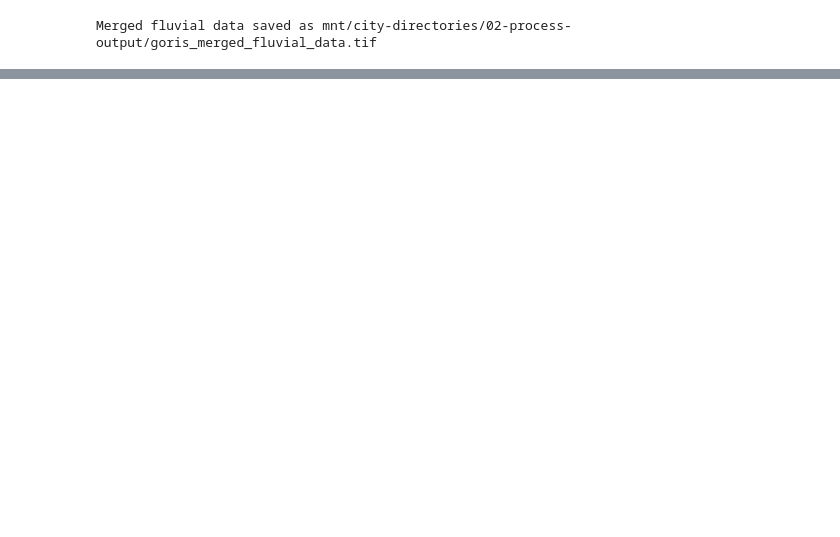
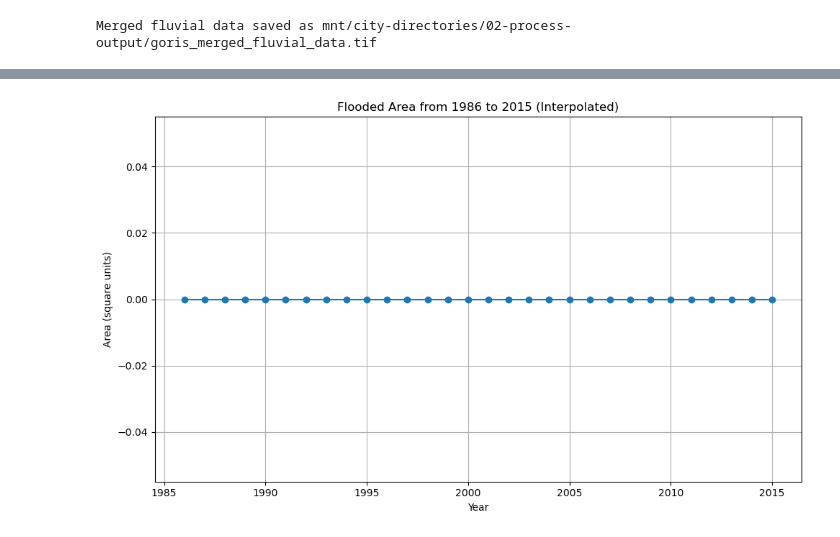
Before and after one commit to rosemaryturtle/city-scan-automation, a Jupyter notebook: toolbox.ipynb, the cells around one changed output, grey strips where cells are left out. Saved outputs shown, nothing was run; the diff lists cells and outputs as text; code cells hidden in the pictures; blank space fills up the shorter version.

```diff
--- a/toolbox.ipynb
+++ b/toolbox.ipynb
@@ -360,0 +464,98 @@ WSF_Fluvial_Area saved to mnt/city-directories/02-process-output/goris_fu_wsf_ar
+# %%
+#Fluvial and WSF
+
+def get_fu_wsf():
+    if menu.get('flood') and menu.get('wsf'):
+        fu_path = os.path.join(output_folder, f"{city}_fluvial_2020_lt1_utm.tif")  # Update the file path for fluvial data
+        wsf_path = os.path.join(output_folder, f"{city}_wsf_utm.tiff")
+
+        # Reproject features to UTM
+        features_utm = features.to_crs('EPSG:32638')
+
+        with rasterio.open(fu_path) as src_fluvial:  # Open the fluvial data
+            fluvial_data, fluvial_transform = mask(src_fluvial, features_utm.geometry, crop=True)
+            fluvial_data = fluvial_data[0]
+            fluvial_affine = fluvial_transform
+            fluvial_resolution = abs(fluvial_transform[0] * fluvial_transform[4])
+
+        with rasterio.open(wsf_path) as src_wsf:
+            wsf_data, wsf_transform = mask(src_wsf, features_utm.geometry, crop=True)
+            wsf_data = wsf_data[0]
+            wsf_affine = wsf_transform
+
+        # Ensure both arrays have the same shape
+        min_height = min(fluvial_data.shape[0], wsf_data.shape[0])
+        min_width = min(fluvial_data.shape[1], wsf_data.shape[1])
+        fluvial_data = fluvial_data[:min_height, :min_width]
+        wsf_data = wsf_data[:min_height, :min_width]
+
+        # Get unique years from the WSF data
+        unique_years = np.unique(wsf_data)
+        unique_years = unique_years[unique_years != 0]
+        unique_years = unique_years[unique_years != 1985]
+
+        stats_by_year = {}
+
+        for year in unique_years:
+            masked_wsf_data = np.where(wsf_data == year, 1, 0)
+            masked_flooded_data = masked_wsf_data * fluvial_data
+            stats = zonal_stats(features_utm.geometry, masked_flooded_data, affine=fluvial_transform, stats="sum", nodata=-9999)
+            area = stats[0]['sum'] * fluvial_resolution
+
+            stats_by_year[year] = area
+
+        return stats_by_year
+
+    else:
+        print("Flood or WSF menu not selected.")
+        return None
+
+# Call the function to get the statistics by year for fluvial data
+stats_by_year_fluvial = get_fu_wsf()
+
+if stats_by_year_fluvial is not None:
+    df = pd.DataFrame(stats_by_year_fluvial.items(), columns=['Year', 'Area (square units)'])
+
+    excel_file = os.path.join(output_folder, f"{city}_fu_wsf_areas_by_year.xlsx")
+
+    df.to_excel(excel_file, index=False)
+
+    print(f"Statistics by year saved to {excel_file}")
+else:
+    print("No statistics calculated.")
+
+if stats_by_year_fluvial is not None:
+    years = list(stats_by_year_fluvial.keys())
+    areas = list(stats_by_year_fluvial.values())
+
+    # Filter years for plotting
+    years_to_plot = [1986, 1995, 2005, 2015]
+    areas_to_plot = [stats_by_year_fluvial.get(year, np.nan) for year in years_to_plot]
+
+    # Interpolate missing years' data for a smoother curve
+    interp_years = np.arange(min(years_to_plot), max(years_to_plot) + 1)
+    interp_areas = np.interp(interp_years, years_to_plot, areas_to_plot)
+
+    plt.figure(figsize=(10, 6))
+    plt.plot(interp_years, interp_areas, marker='o', linestyle='-')
+    plt.title('Flooded Area from 1986 to 2015 (Interpolated)')
+    plt.xlabel('Year')
+    plt.ylabel('Area (square units)')
+    plt.grid(True)
+    plt.tight_layout()
+    plt.show()
+else:
+    print("No areas calculated.")
+
+# Calculate the total built-up area for all years
+total_built_up_area_fu = sum(stats_by_year_fluvial.values())
+
+# Determine the flooded area in 1985
+flooded_area_2015_fu = stats_by_year.get(2015, 0)
+
+# Calculate the percentage of the built-up area exposed to surface water flooding in 1985
+percentage_2015_fu = (flooded_area_2015_fu / total_built_up_area_fu) * 100
+
+# Print the statement
+print(f"In 2015, {flooded_area_2015_fu:.2f} sq.m of the city’s built-up area ({percentage_2015_fu:.2f}%) was exposed to surface water flooding.")
+# %% [output]
@@ -360,0 +563 @@ WSF_Fluvial_Area saved to mnt/city-directories/02-process-output/goris_fu_wsf_ar
+[figure, added]
```
Also changed, not shown: parts of 23 cells of this notebook.
